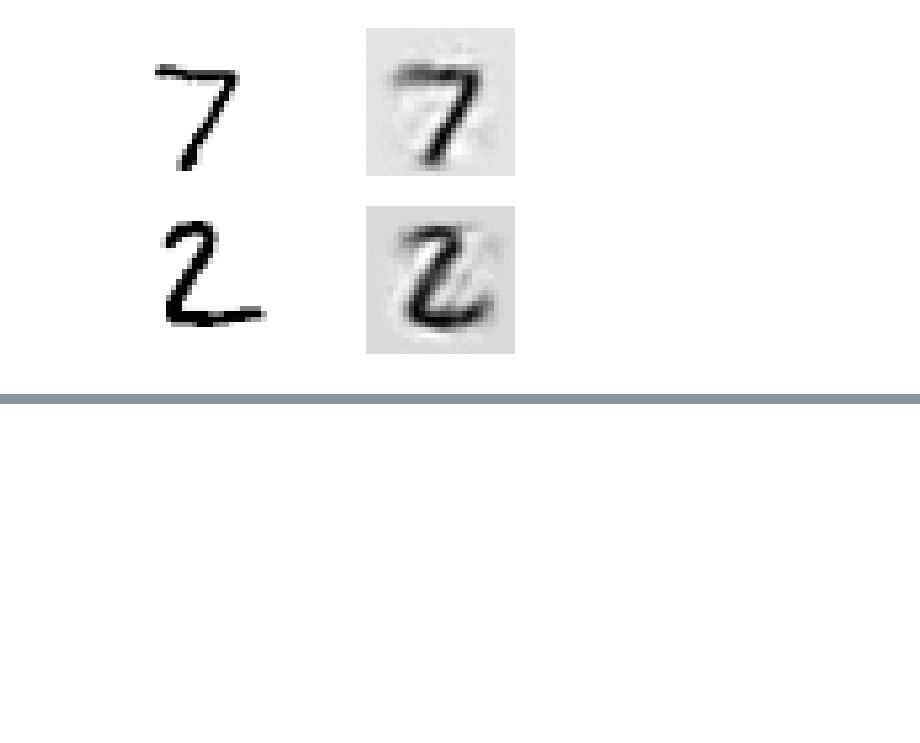
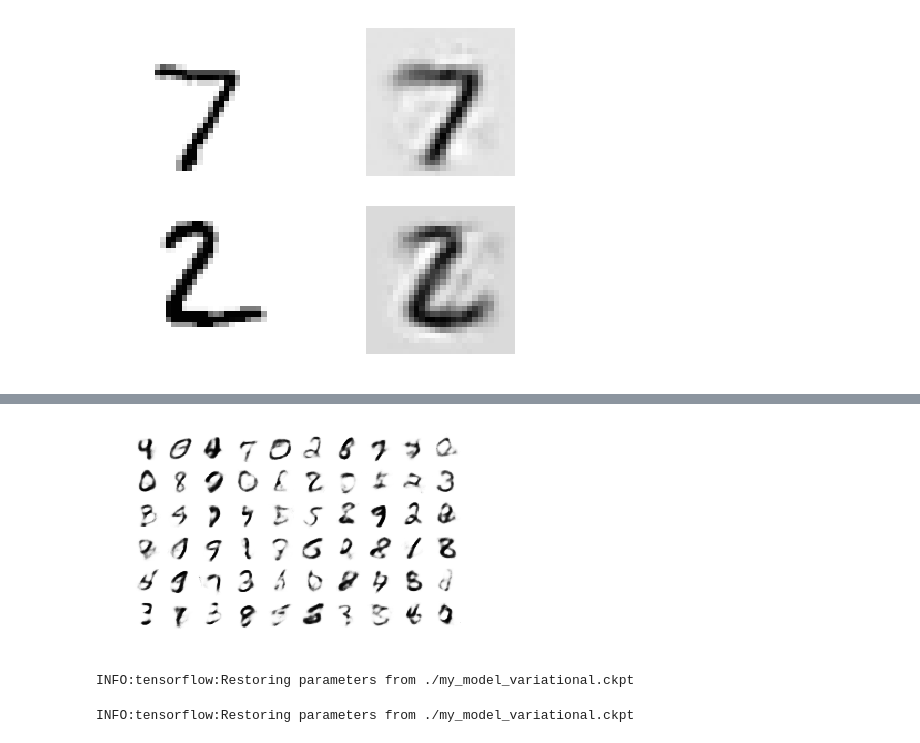
Before and after one commit to silentvoice/ml-in-tensorflow, a Jupyter notebook: Autoencoders.ipynb, the cells around one changed output, grey strips where cells are left out. Drawn from its saved outputs; the diff is of its cells as text; code cells hidden in the pictures; blank space fills up the shorter version.

```diff
--- a/Autoencoders.ipynb
+++ b/Autoencoders.ipynb
@@ -248,0 +649,16 @@ for digit_index in range(n_test_digits):
+# %%
+def plot_multiple_images(images, n_rows, n_cols, pad=2):
+    images = images - images.min()  # make the minimum == 0, so the padding looks white
+    w,h = images.shape[1:]
+    image = np.zeros(((w+pad)*n_rows+pad, (h+pad)*n_cols+pad))
+    for y in range(n_rows):
+        for x in range(n_cols):
+            image[(y*(h+pad)+pad):(y*(h+pad)+pad+h),(x*(w+pad)+pad):(x*(w+pad)+pad+w)] = images[y*n_cols+x]
+    plt.imshow(image, cmap="Greys", interpolation="nearest")
+    plt.axis("off")
+# %%
+n_rows = 6
+n_cols = 10
+plot_multiple_images(outputs_val.reshape(-1, 28, 28), n_rows, n_cols)
+# %% [output]
+[figure, added]
@@ -248,0 +669,12 @@ for digit_index in range(n_test_digits):
+# %%
+with tf.Session() as sess:
+    saver.restore(sess, "./my_model_variational.ckpt")
+    codings_val = codings.eval(feed_dict={X: X_test})
+# %% [output]
+INFO:tensorflow:Restoring parameters from ./my_model_variational.ckpt
+# %%
+with tf.Session() as sess:
+    saver.restore(sess, "./my_model_variational.ckpt")
+    outputs_val = outputs.eval(feed_dict={codings: codings_val})
+# %% [output]
+INFO:tensorflow:Restoring parameters from ./my_model_variational.ckpt
```
Also changed, not shown: parts of 83 cells of this notebook.
